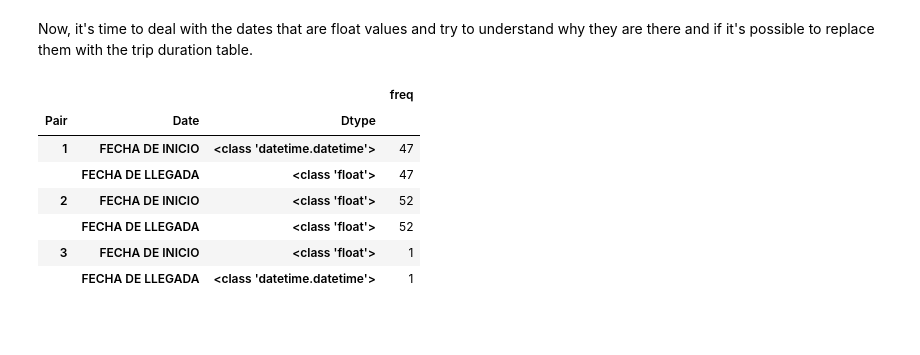
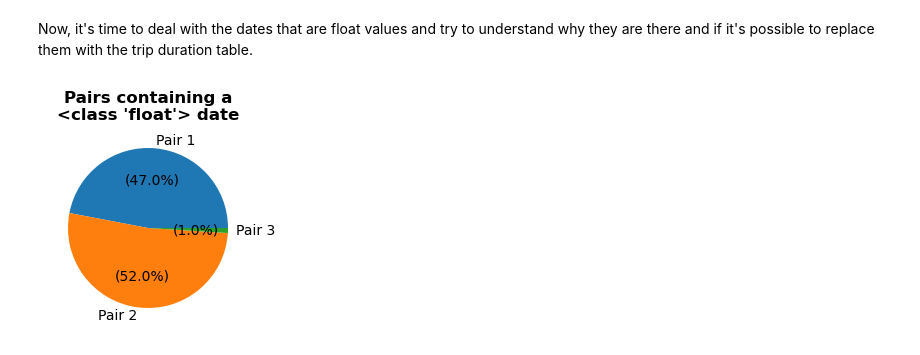
Before and after one commit to CarlosFOL/Transport_Company_Analysis, a Jupyter notebook: notebooks/data_cleaning.ipynb, the cells around one changed output. Drawn from its saved outputs; the diff is of its cells as text; code cells hidden in the pictures; blank space fills up the shorter version.

```diff
--- a/notebooks/data_cleaning.ipynb
+++ b/notebooks/data_cleaning.ipynb
@@ -761,22 +754,14 @@ not_str = ~(df_TransportCompany.loc[:,
 strtimes.str_table = df_TransportCompany[not_str]
 if strtimes.str_table.shape[0] == 0:
     print('There are no more str values')
+# Remove the record 1224 for being inconsistency
+df_TransportCompany.drop(1224, axis = 0, inplace = True)
 # %% [output]
 There are no more str values
 # %% [markdown]
 Now, it's time to deal with the dates that are float values and try to understand why they are there and if it's possible to replace them with the trip duration table.
 # %%
 floattimes = FloatTimes(df_tc=df_TransportCompany)
-(
-    floattimes.
-    presence_in_db()
-)
+floattimes.presence_in_db()
 # %% [output]
-|  |  |  | freq |
-| Pair | Date | Dtype |  |
-| 1 | FECHA DE INICIO | <class 'datetime.datetime'> | 47 |
-|  | FECHA DE LLEGADA | <class 'float'> | 47 |
-| 2 | FECHA DE INICIO | <class 'float'> | 52 |
-|  | FECHA DE LLEGADA | <class 'float'> | 52 |
-| 3 | FECHA DE INICIO | <class 'float'> | 1 |
-|  | FECHA DE LLEGADA | <class 'datetime.datetime'> | 1 |
+[figure, added]
```
Also changed, not shown: parts of 19 cells of this notebook, 6 other files.
